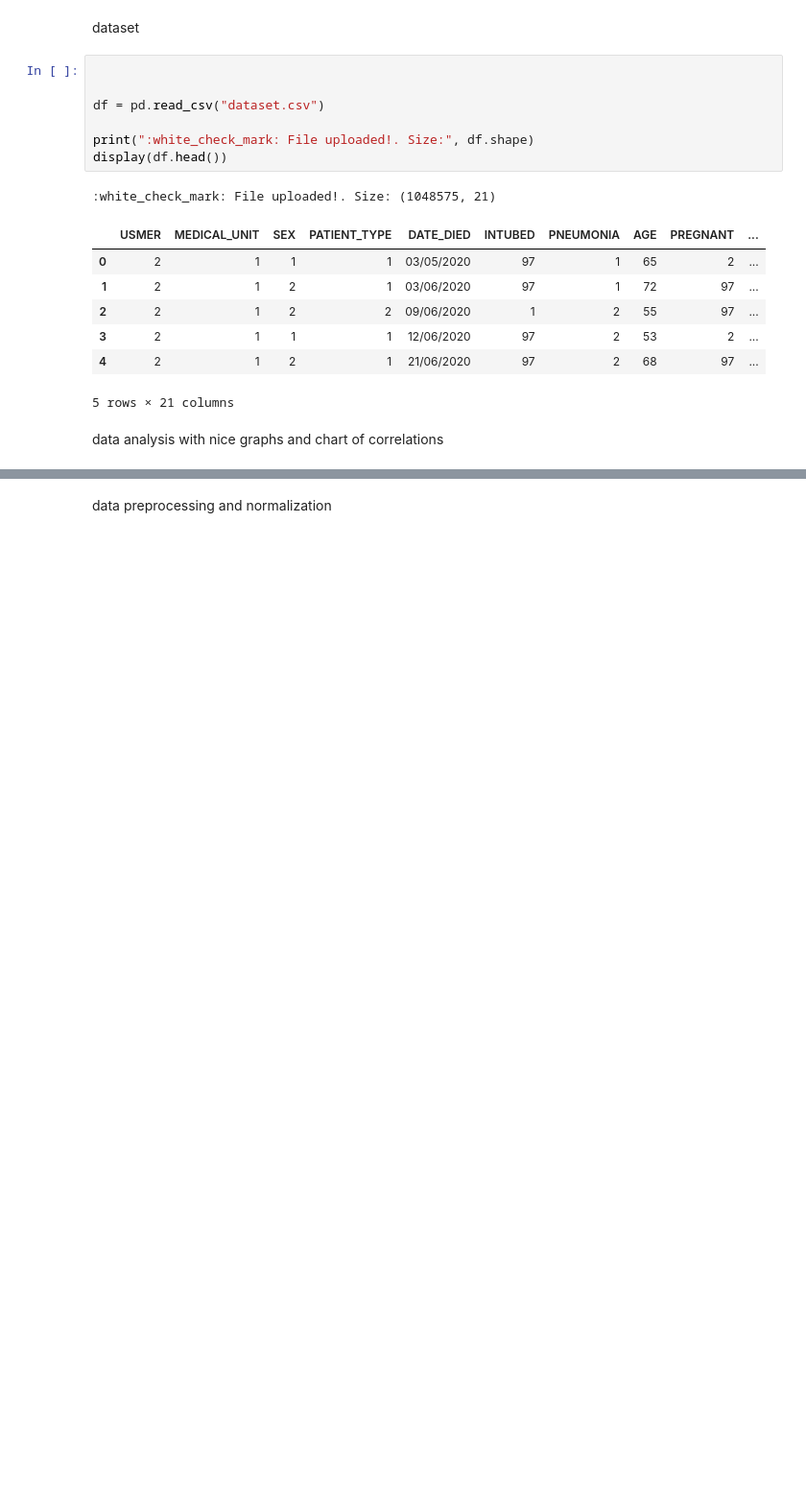
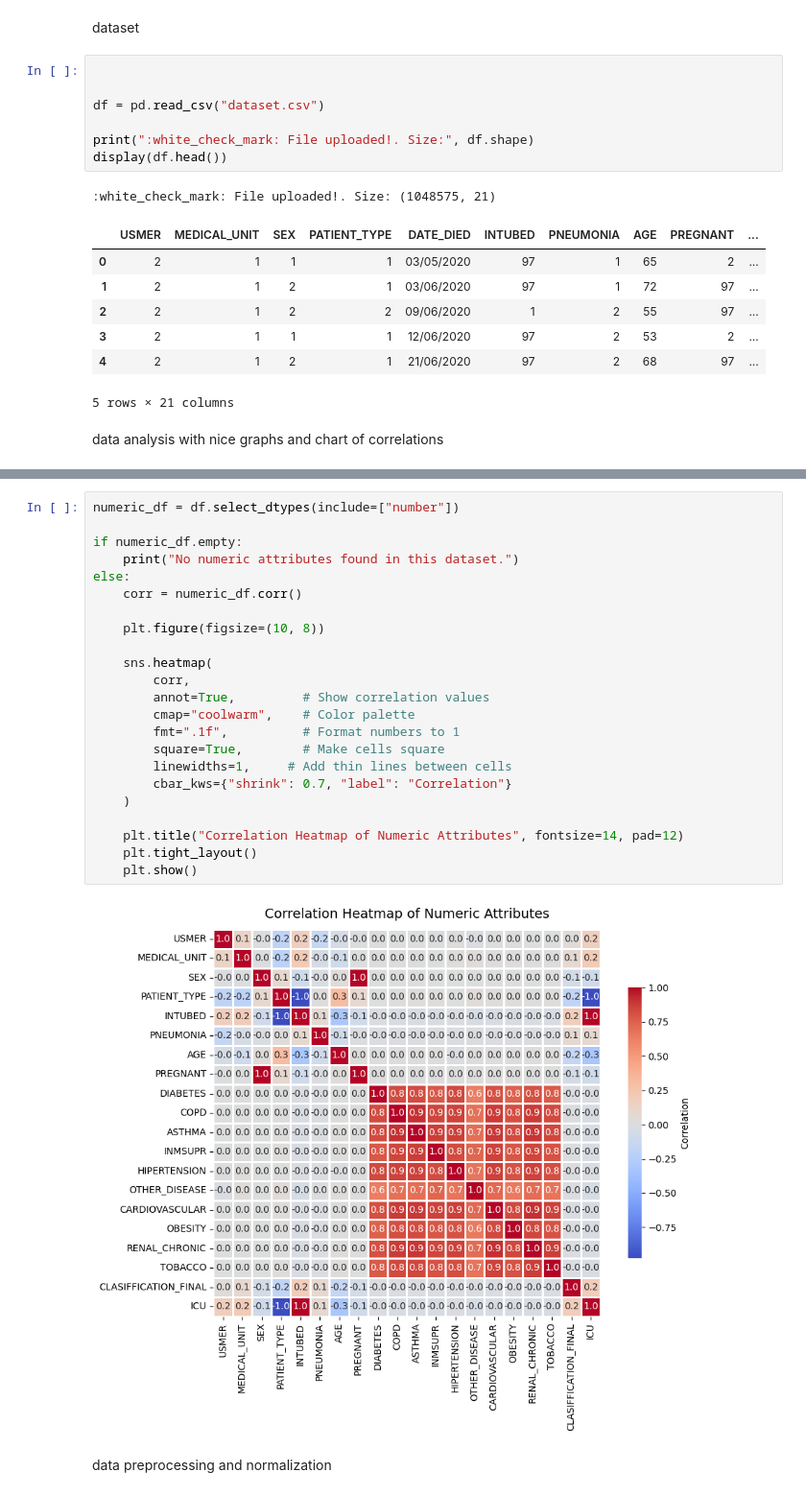
Before and after one commit to alexeybelyaevv/zneus_FIIT, a Jupyter notebook: covid19_project.ipynb, the cells around one changed output, grey strips where cells are left out. Shown: that part at 96% size. Drawn from its saved outputs; the diff is of its cells as text; blank space fills up the shorter version.

Commit message:
added correlation chart

```diff
--- a/covid19_project.ipynb
+++ b/covid19_project.ipynb
@@ -66,2 +68,27 @@ else:
+# %%
+numeric_df = df.select_dtypes(include=["number"])
+
+if numeric_df.empty:
+    print("No numeric attributes found in this dataset.")
+else:
+    corr = numeric_df.corr()
+
+    plt.figure(figsize=(10, 8))
+
+    sns.heatmap(
+        corr,
+        annot=True,         # Show correlation values
+        cmap="coolwarm",    # Color palette
+        fmt=".1f",          # Format numbers to 1
+        square=True,        # Make cells square
+        linewidths=1,     # Add thin lines between cells
+        cbar_kws={"shrink": 0.7, "label": "Correlation"}
+    )
+
+    plt.title("Correlation Heatmap of Numeric Attributes", fontsize=14, pad=12)
+    plt.tight_layout()
+    plt.show()
+# %% [output]
+[figure, added]
 # %% [markdown]
 data preprocessing and normalization
```
Also changed, not shown: parts of 1 cell of this notebook.
